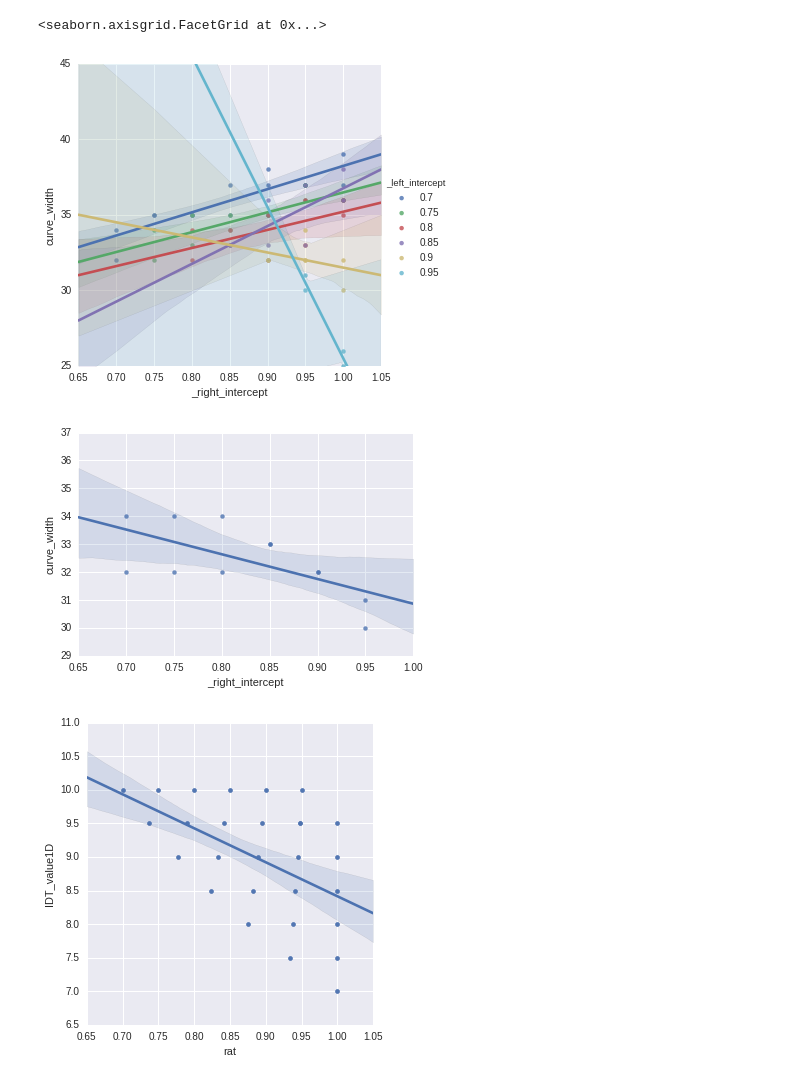
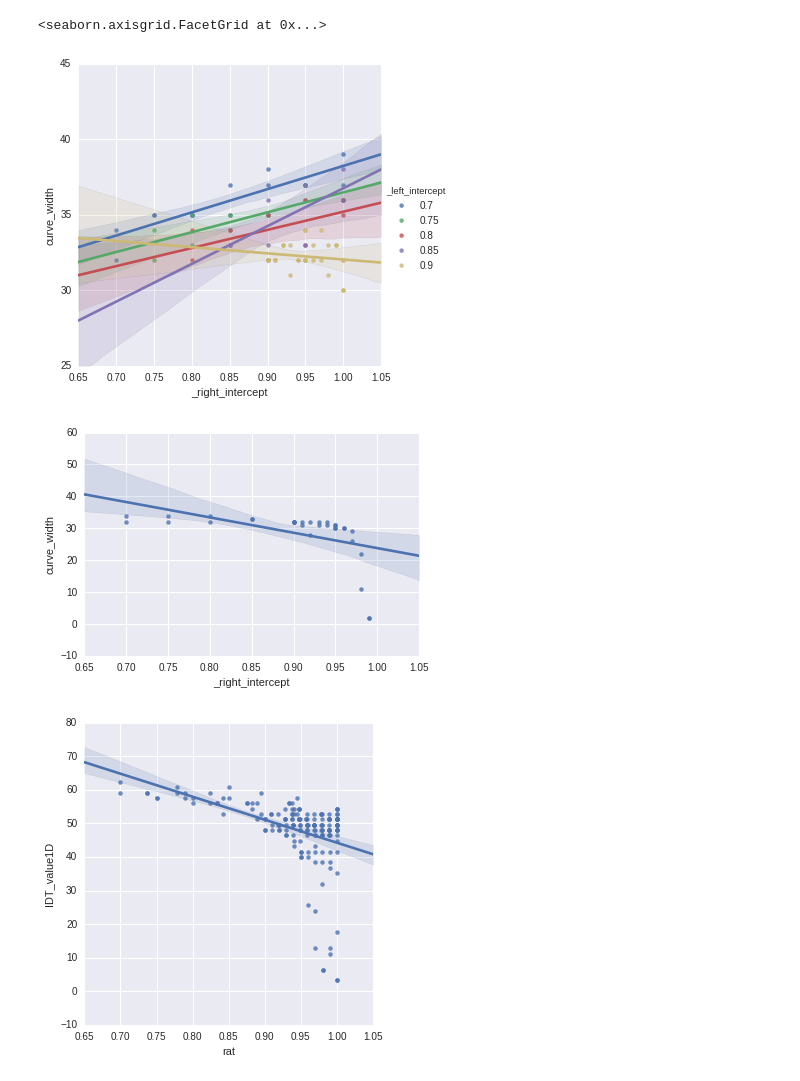
Before and after one commit to agaikova/owl, a Jupyter notebook: data analysis intercepts.ipynb, the cells around one changed output. Cells and saved outputs as stored; diff of their text form; code cells hidden in the pictures.

Commit message:
Making sure things are up to date

```diff
--- a/data analysis intercepts.ipynb
+++ b/data analysis intercepts.ipynb
@@ -37,26 +38,27 @@ df
 # %%
-g = sns.lmplot('_right_intercept', 'curve_width', data = df, hue = '_left_intercept')
+g = sns.lmplot('_right_intercept', 'curve_width', data = df.loc[df['_left_intercept'] < 0.91], hue = '_left_intercept')
 
 g.set(ylim=(25, 45))
 # %% [output]
 <seaborn.axisgrid.FacetGrid at 0x...>
-[figure, old version]
+[figure, new version]
 # %%
 df['rat'] = df['_left_intercept']/df['_right_intercept']
 # %%
-data = df.loc[df['rat'] == 1.0]
+#data = df.loc[df['rat'] == 1.0]
 #print(data)
 o = sns.regplot('_right_intercept', 'curve_width', data = df.loc[df['rat'] == 1.0])
-#If intercepts are limited to the same number, avg curve width is always 33
+#If intercepts are limited to the same number, avg curve width isaround 33
+#Wehn you hit inte4rcept values between .9 and 1, things get funky
 # %% [output]
-[figure, old version]
+[figure, new version]
 # %%
 # If we want to know which approximate range of intercepts gives us the correct curve width, we compute
 # what their values would be in degrees and itd increments
 # In their exposere graphs, the width of the owl's tuning curves were ~50 picoseconds in one direction
 # which is 100 when overall width is considered.
 
-df['IDT_value1D'] = df['_right_intercept']*4*2.5
+df['IDT_value1D'] = df['curve_width']*4/2.5
 r = sns.lmplot('rat','IDT_value1D', data = df)
 # %% [output]
-[figure, old version]
+[figure, new version]
```
Also changed, not shown: parts of 3 cells of this notebook, 5 other files.
